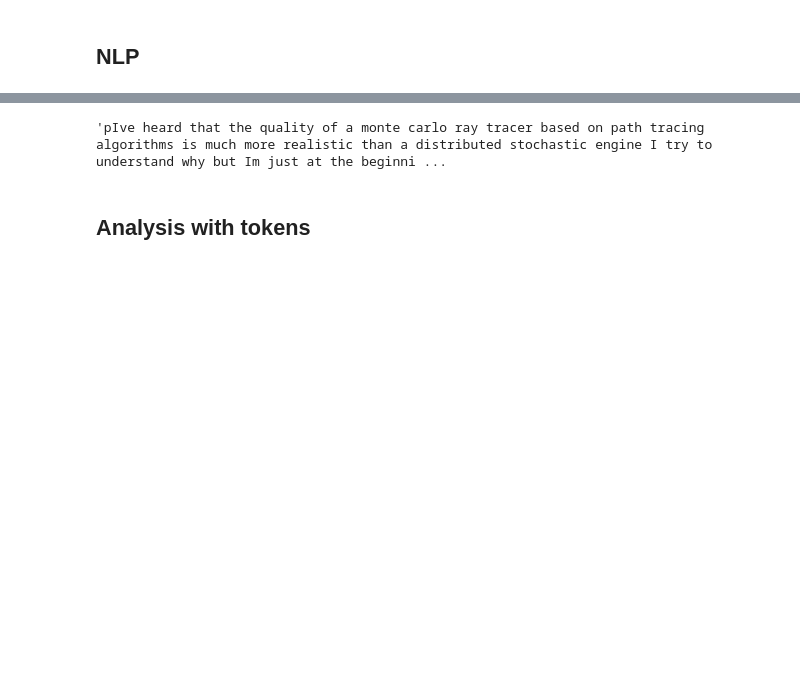
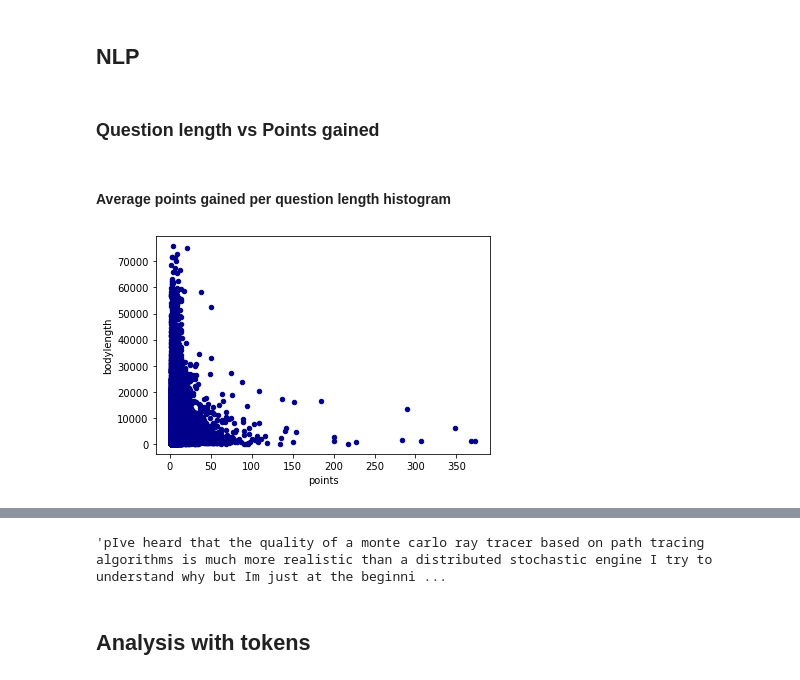
Before and after one commit to d471061c/Stackdata, a Jupyter notebook: StackData.ipynb, the cells around one changed output, grey strips where cells are left out. Drawn from its saved outputs; the diff is of its cells as text; code cells hidden in the pictures; blank space fills up the shorter version.

Commit message:
added question length vs points plots.

```diff
--- a/StackData.ipynb
+++ b/StackData.ipynb
@@ -58,3 +62,20 @@ def lemmatizeText(text):
     return [lemmatizer.lemmatize(i) for i in text]
 # %%
 posts = xml2pd('Posts.xml')
+# %% [markdown]
+### Question length vs Points gained
+# %%
+pointslength = pd.DataFrame(columns=["bodylen", "points", "postType"])
+pointslength['bodylength'] = posts['Body'].apply(lambda x: len(x.lower()))
+pointslength['points'] = pd.to_numeric(posts['Score'])
+pointslength = pointslength[pd.to_numeric(pointslength.points) > 0]
+pointslength['postType'] = posts['PostTypeId']
+# pointslength = pointslength[pointslength.postType == '1']
+pointslength = pointslength.drop(columns="postType")
+# pointslength2 = pointslength[pd.to_numeric(posts['postType']) == 1]['Body']
+# %% [markdown]
+#### Average points gained per question length histogram
+# %%
+lengthplot = pointslength.plot.scatter(x='points', y='bodylength', c='DarkBlue')
+# %% [output]
+[figure, added]
```
Also changed, not shown: parts of 5 cells of this notebook.
